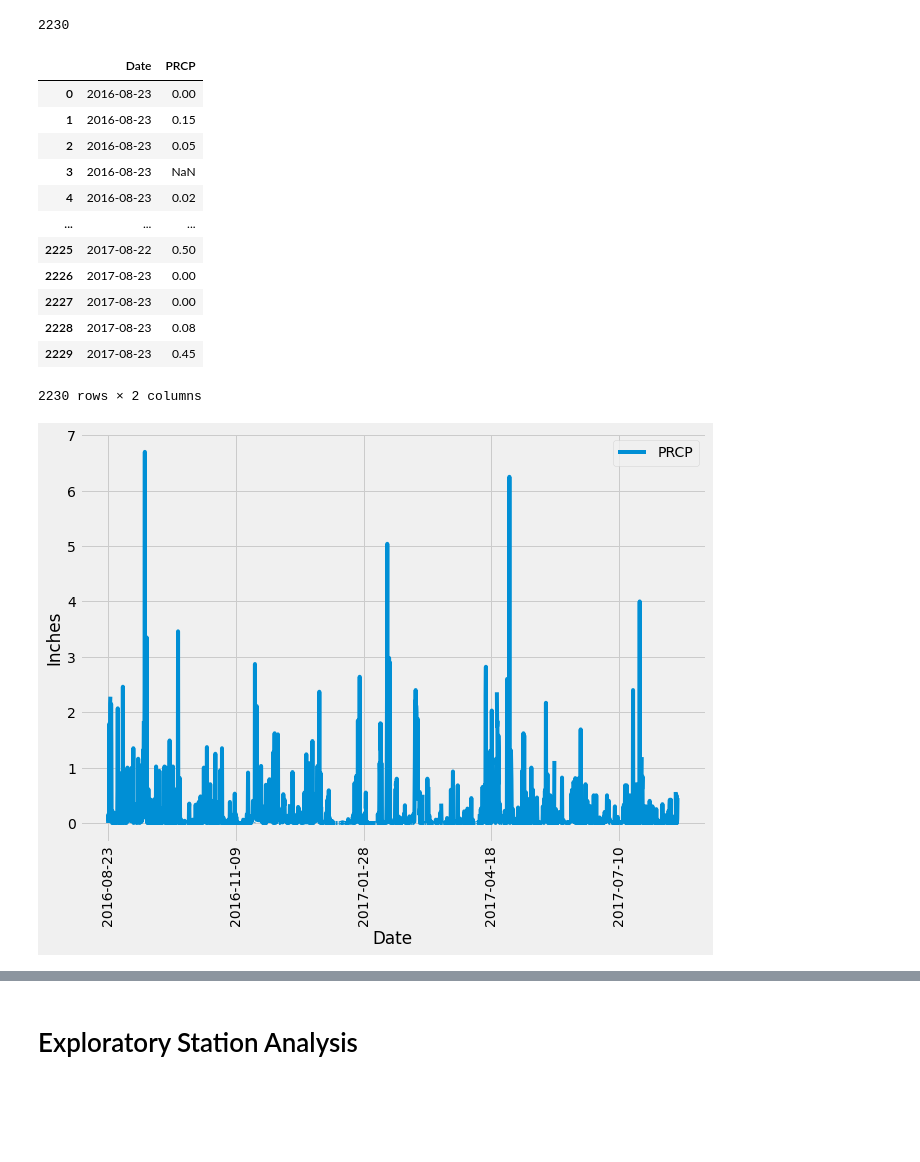
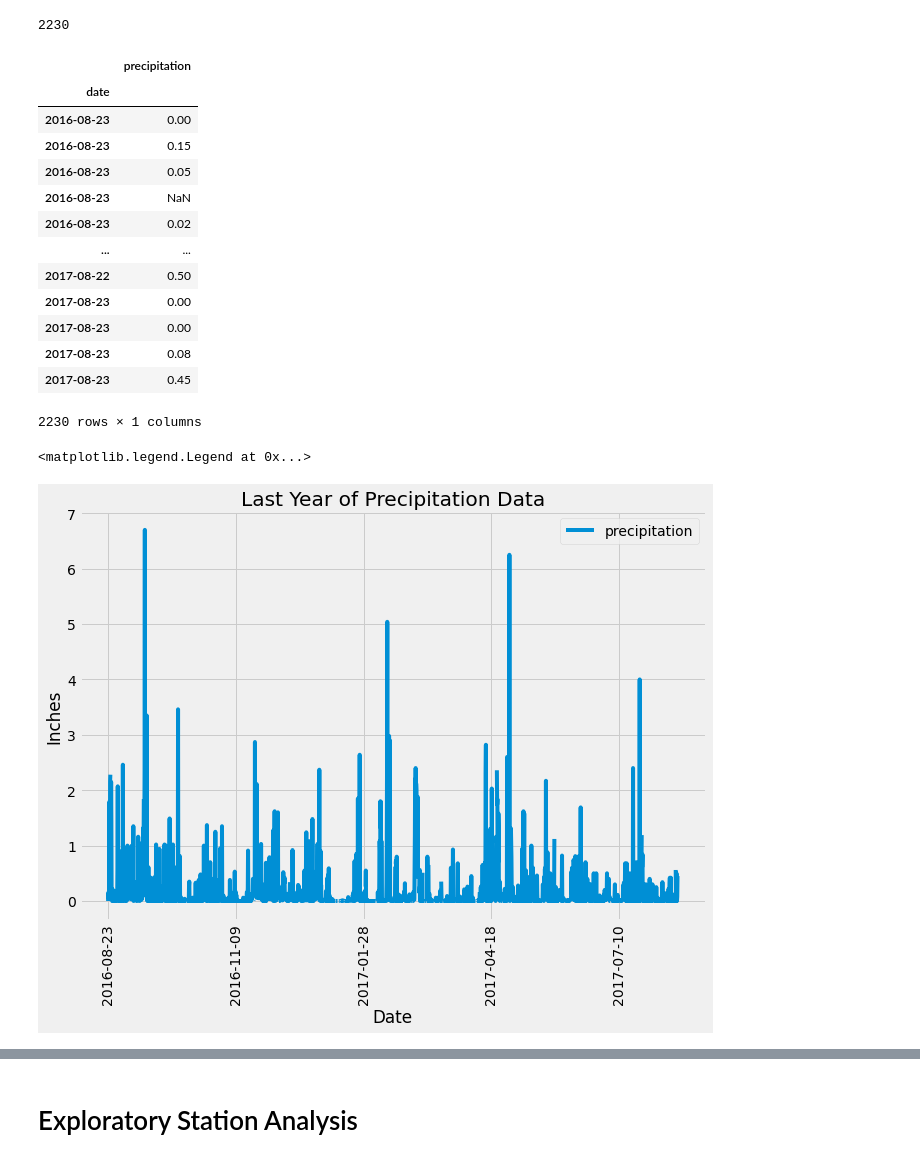
Before and after one commit to mbruns13/sqlalchemy-challenge, a Jupyter notebook: climate_starter.ipynb, the cells around one changed output, grey strips where cells are left out. Drawn from its saved outputs; the diff is of its cells as text; code cells hidden in the pictures; blank space fills up the shorter version.

```diff
--- a/climate_starter.ipynb
+++ b/climate_starter.ipynb
@@ -72,8 +73,11 @@ recent_date
 #Note: Do not pass in the date as a variable to your query.
 
 query_date = dt.date(2017, 8, 23) - dt.timedelta(days=365)
-last_year_data = session.query(Measurement).filter(Measurement.date >= query_date).order_by(Measurement.date)
+last_year_data = session.query(Measurement.date, Measurement.prcp).filter(Measurement.date >= query_date).order_by(Measurement.date)
+
+# no longer need below:
 # for date in last_year_data:
 #     print(f"{date.date}, {date.prcp}")
-measurements_results = [{"Date": result.date, "PRCP": result.prcp} for result in last_year_data]
-measurements_results
+#don't need for loop below after fixing query above and including Measurement.date, Measurement.prcp
+#measurements_results = [{"Date": result.date, "PRCP": result.prcp} for result in last_year_data]
+#measurements_results
@@ -103,34 +89,41 @@ print(last_year_data_count)
 2230
 # %%
 # Save the query results as a Pandas DataFrame and set the index to the date column
+
 #precip_df = pd.read_sql("SELECT Measurement.date, Measurement.prcp FROM Measurement WHERE Measurement.date >= '2016-08-23'", conn)
-precip_df = pd.DataFrame(measurements_results)
+#precip_df = pd.DataFrame(measurements_results).set_index("Date")
+
+precip_df = pd.DataFrame(last_year_data, columns=["date", "precipitation"]).set_index("date")
 precip_df
 # %% [output]
-|  | Date | PRCP |
-| 0 | 2016-08-23 | 0.00 |
-| 1 | 2016-08-23 | 0.15 |
-| 2 | 2016-08-23 | 0.05 |
-| 3 | 2016-08-23 | NaN |
-| 4 | 2016-08-23 | 0.02 |
-| ... | ... | ... |
-| 2225 | 2017-08-22 | 0.50 |
-| 2226 | 2017-08-23 | 0.00 |
-| 2227 | 2017-08-23 | 0.00 |
-| 2228 | 2017-08-23 | 0.08 |
-| 2229 | 2017-08-23 | 0.45 |
+|  | precipitation |
+| date |  |
+| 2016-08-23 | 0.00 |
+| 2016-08-23 | 0.15 |
+| 2016-08-23 | 0.05 |
+| 2016-08-23 | NaN |
+| 2016-08-23 | 0.02 |
+| ... | ... |
+| 2017-08-22 | 0.50 |
+| 2017-08-23 | 0.00 |
+| 2017-08-23 | 0.00 |
+| 2017-08-23 | 0.08 |
+| 2017-08-23 | 0.45 |
-2230 rows × 2 columns
+2230 rows × 1 columns
 # %%
 # Use Pandas Plotting with Matplotlib to plot the data
-precip_df.plot(x="Date", y="PRCP", xlabel='Date', ylabel='Inches', rot=90, figsize=(10,7))
-plt.legend(loc='upper right')
+#precip_df.plot(xlabel='Date', ylabel='Inches', rot=90)
+precip_df.plot(xlabel='Date', ylabel='Inches', rot=90, use_index=True, title="Last Year of Precipitation Data", figsize=(10,7)).legend(loc='upper right')
+
+#worked with a Learning Assistant to try using xticks=df.index.tolist() but there were too many values - we couldn't figure out how to get the x axis to match the supplied image of the solution exactly
+
+#precip_df.plot(x="Date", y="PRCP", xlabel='Date', ylabel='Inches', rot=90, figsize=(10,7))
+#plt.legend(loc='upper right')
 #plt.tight_layout()
-plt.xticks()
-plt.show()
-#NEED TO FIX
-#x-axis ticks are not complete; need title
+#plt.show()
 # %% [output]
+<matplotlib.legend.Legend at 0x...>
-[figure, old version]
+[figure, new version]
 # %%
 # Use Pandas to calcualte the summary statistics for the precipitation data
 precip_df.describe()
```
Also changed, not shown: parts of 11 cells of this notebook, 1 other file.
